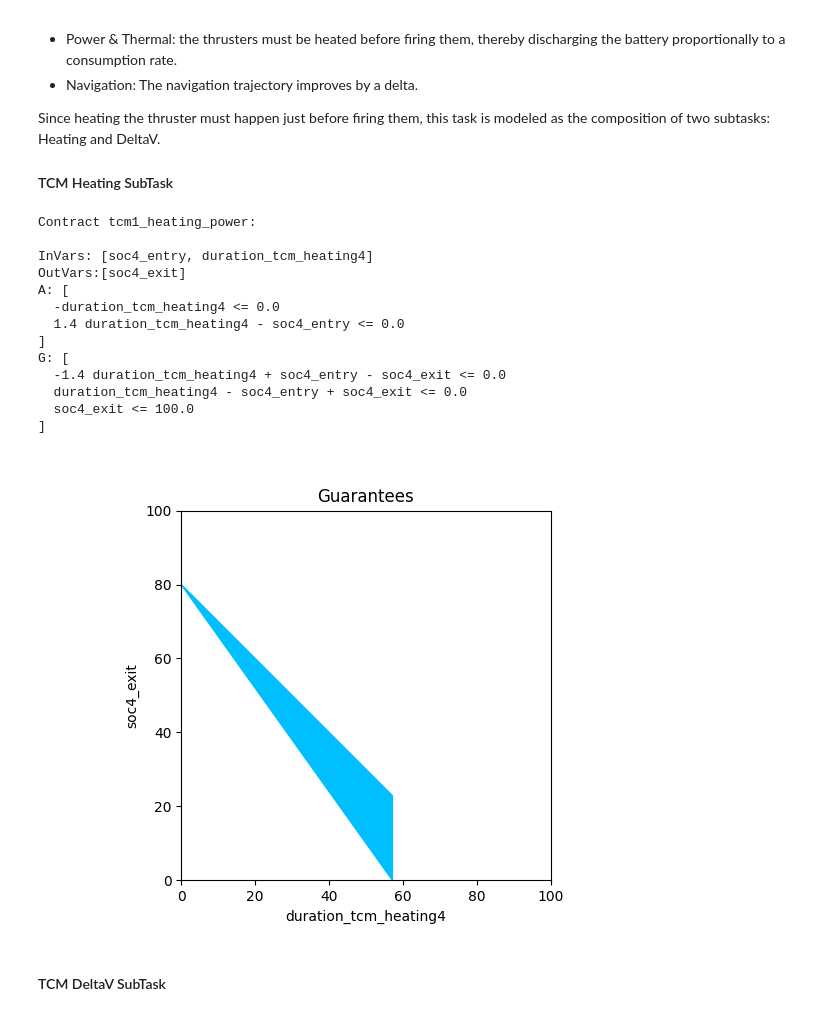
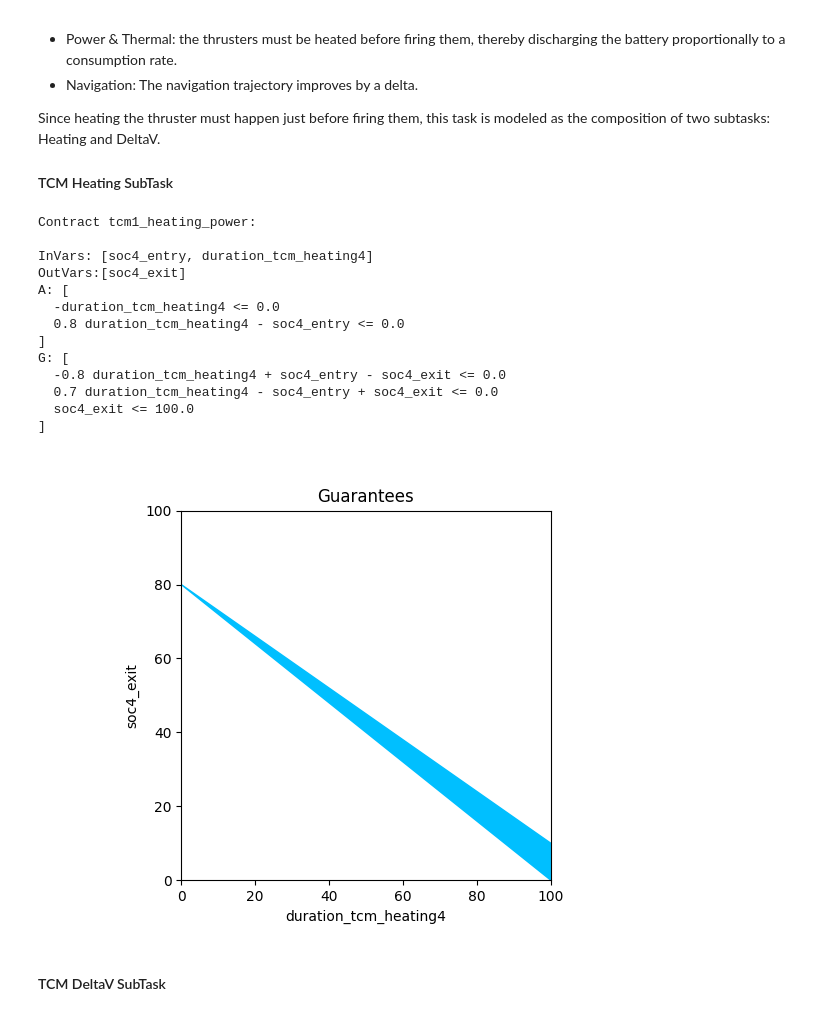
Before and after one commit to pacti-org/pacti, a Jupyter notebook: case_studies/space_mission/space_mission_power.ipynb, the cells around one changed output. Cells and saved outputs as stored; diff of their text form; code cells hidden in the pictures.

```diff
--- a/case_studies/space_mission/space_mission_power.ipynb
+++ b/case_studies/space_mission/space_mission_power.ipynb
@@ -256,38 +256,38 @@ def TCM_heating_power(s: int, heating_cost: tuple[float, float]) -> PolyhedralCo
 
       # Battery cannot exceed maximum SOC
       f"soc{s}_exit <= 100.0",
 
       # Battery should not completely discharge
       f"-soc{s}_exit <= 0",
     ])
   return spec
 
-tcm1_heating_power = TCM_heating_power(s=4, heating_cost=(1.0, 1.4))
+tcm1_heating_power = TCM_heating_power(s=4, heating_cost=(0.7, 0.8))
 print(f"Contract tcm1_heating_power:\n\n{tcm1_heating_power}")
 
 _ = plot_guarantees(contract=tcm1_heating_power,
                 x_var=Var("duration_tcm_heating4"),
                 y_var=Var("soc4_exit"),
                 var_values={
                   Var("soc4_entry"):80,
                 },
                 x_lims=(0,100),
                 y_lims=(0,100))
 # %% [output]
 Contract tcm1_heating_power:
 
 InVars: [soc4_entry, duration_tcm_heating4]
 OutVars:[soc4_exit]
 A: [
   -duration_tcm_heating4 <= 0.0
-  1.4 duration_tcm_heating4 - soc4_entry <= 0.0
+  0.8 duration_tcm_heating4 - soc4_entry <= 0.0
 ]
 G: [
-  -1.4 duration_tcm_heating4 + soc4_entry - soc4_exit <= 0.0
-  duration_tcm_heating4 - soc4_entry + soc4_exit <= 0.0
+  -0.8 duration_tcm_heating4 + soc4_entry - soc4_exit <= 0.0
+  0.7 duration_tcm_heating4 - soc4_entry + soc4_exit <= 0.0
   soc4_exit <= 100.0
 ]
-[figure, old version]
+[figure, new version]
 # %% [markdown]
 #### TCM DeltaV SubTask
 # %%
```
Also changed, not shown: parts of 5 cells of this notebook.
